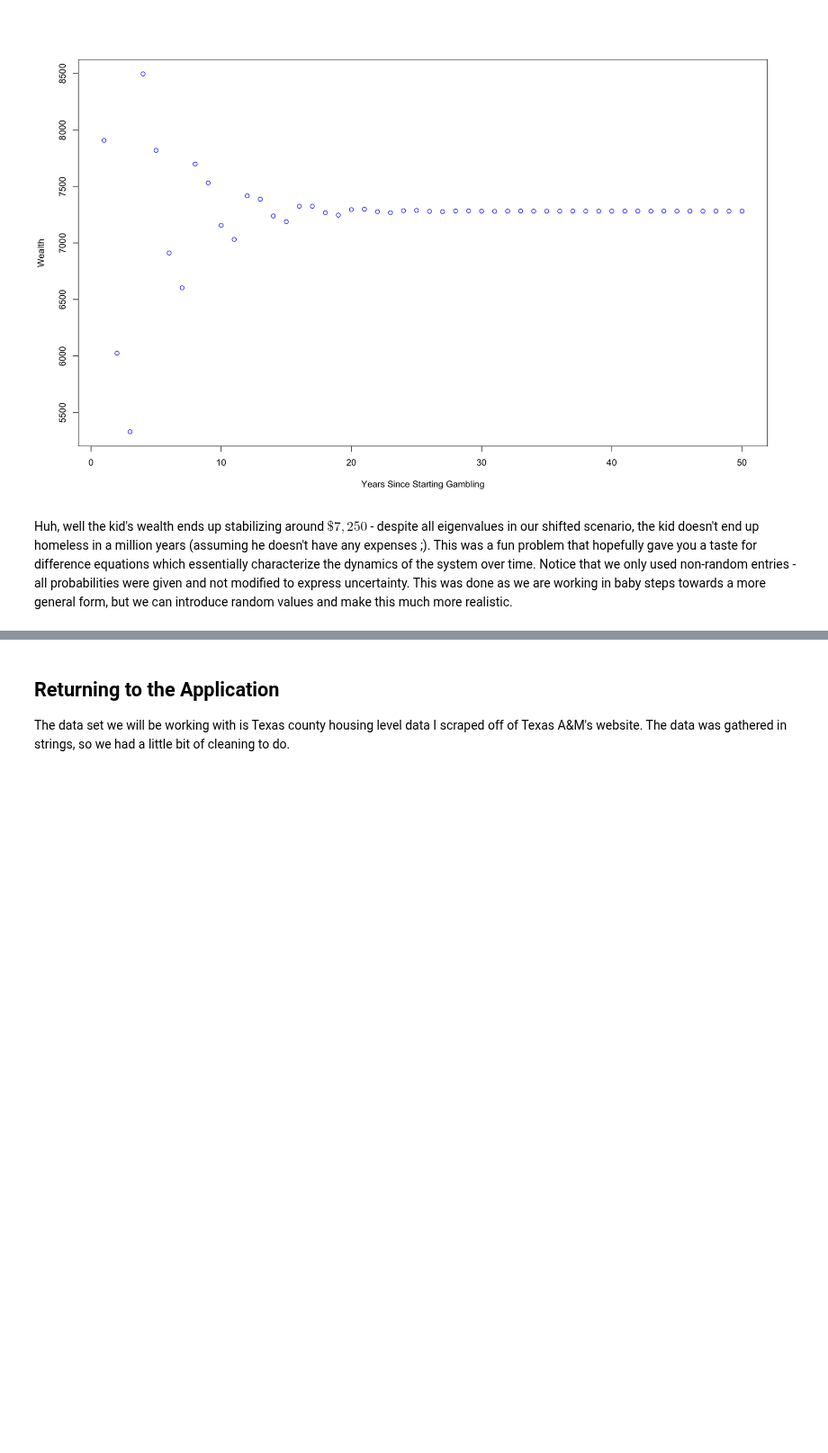
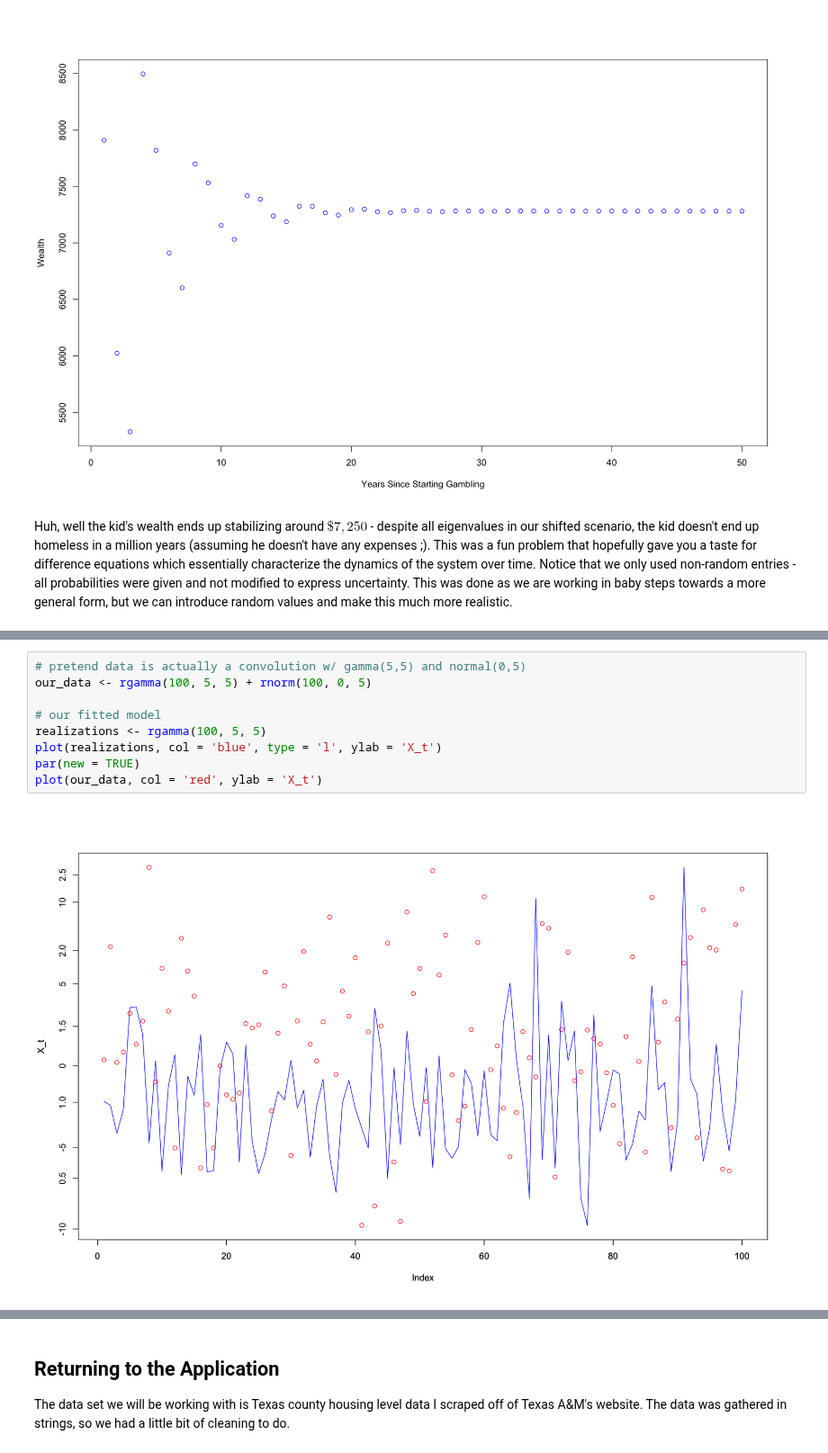
Before and after one commit to mindful-math/Stat_Notes, a Jupyter notebook: Time Series Filtering.ipynb, the cells around one changed output, grey strips where cells are left out. Shown at 90% size. Drawn from its saved outputs; the diff is of its cells as text; blank space fills up the shorter version.

```diff
--- a/Time Series Filtering.ipynb
+++ b/Time Series Filtering.ipynb
@@ -140,0 +195,11 @@ consists of the eigenvalues $\lambda_1,\dots,\lambda_4$ and $T$ consists of the
+# %%
+# pretend data is actually a convolution w/ gamma(5,5) and normal(0,5)
+our_data <- rgamma(100, 5, 5) + rnorm(100, 0, 5)
+
+# our fitted model
+realizations <- rgamma(100, 5, 5)
+plot(realizations, col = 'blue', type = 'l', ylab = 'X_t')
+par(new = TRUE)
+plot(our_data, col = 'red', ylab = 'X_t')
+# %% [output]
+[figure, added]
```
Also changed, not shown: parts of 13 cells of this notebook, 1 other file.
